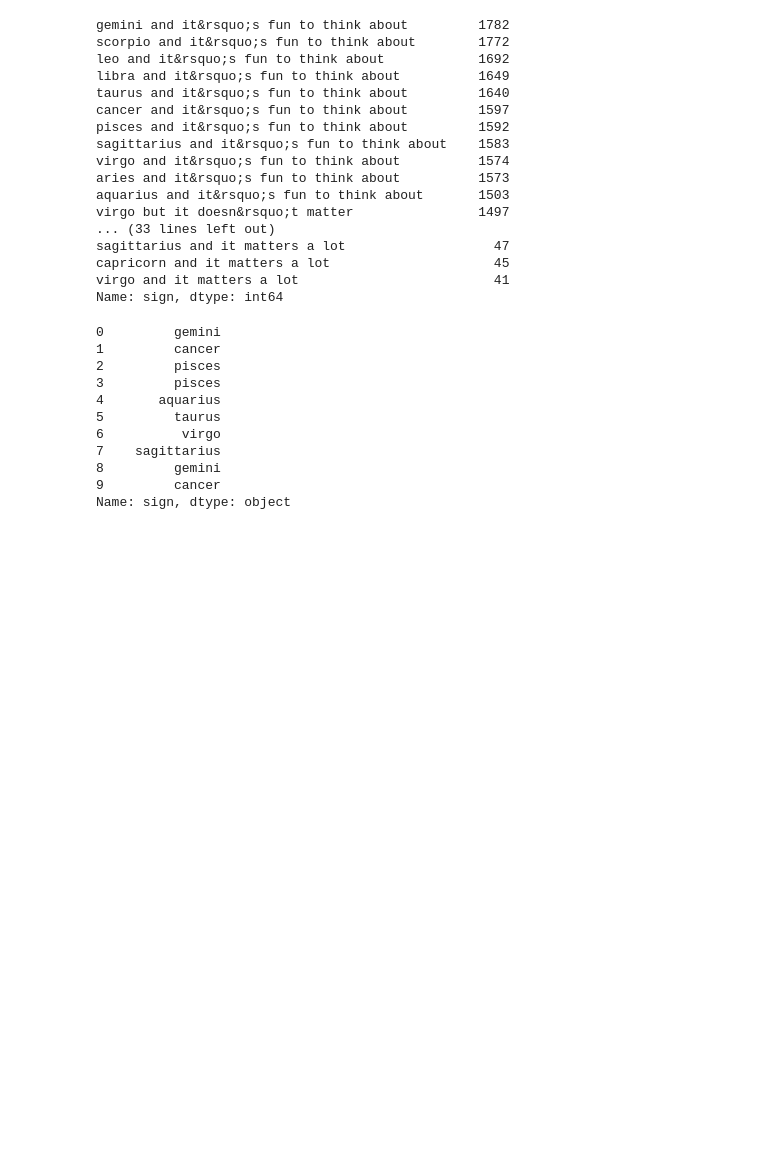
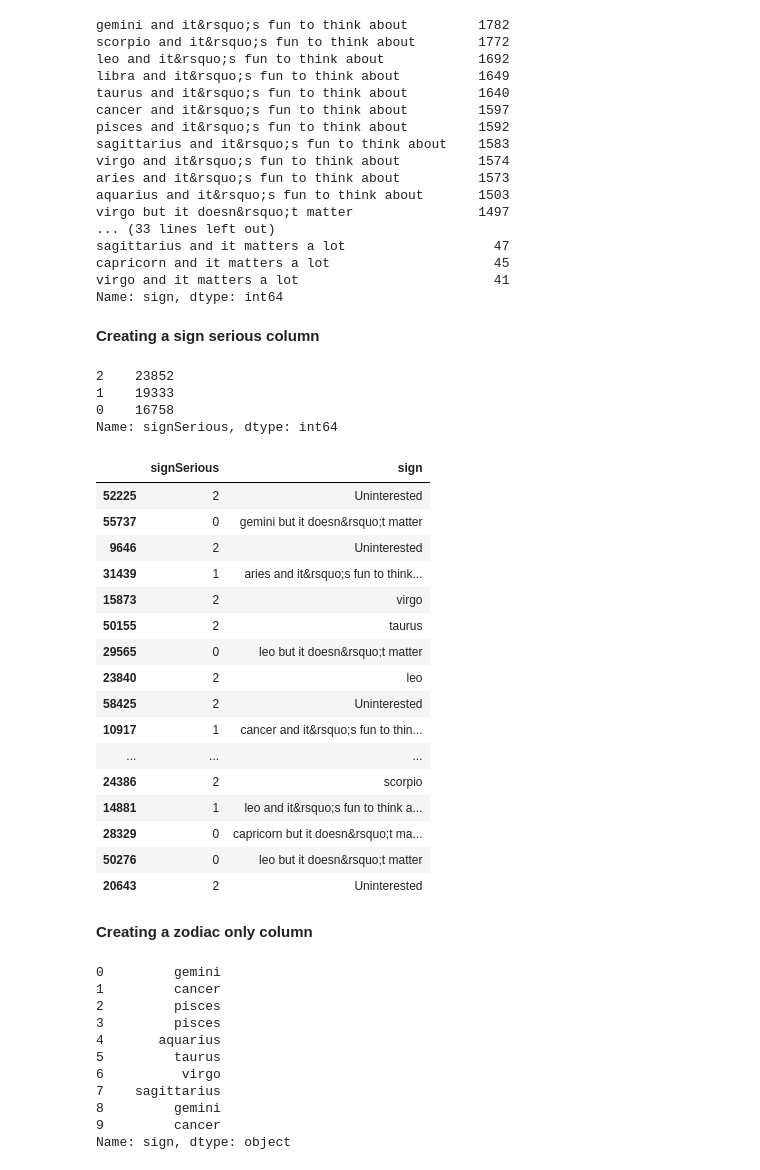
Before and after one commit to BensonMuriu/Dating-App-Recommender, a Jupyter notebook: Phase_5_Notebook.ipynb, the cells around one changed output. Saved outputs shown, nothing was run; the diff lists cells and outputs as text; code cells hidden in the pictures; blank space fills up the shorter version.

```diff
--- a/Phase_5_Notebook.ipynb
+++ b/Phase_5_Notebook.ipynb
@@ -701,3 +701,5 @@ sagittarius and it matters a lot                   47
 capricorn and it matters a lot                     45
 virgo and it matters a lot                         41
 Name: sign, dtype: int64
+# %% [markdown]
+**Creating a sign serious column**
@@ -704,3 +708,43 @@ Name: sign, dtype: int64
+# %%
+def sign_serious(value):
+   # checking if a user is serious with his/her religion
+    if value.__contains__('doesn&rsquo;t'):
+        return 0
+    elif value.__contains__('it&rsquo;s'):
+        return 1
+
+    return 2
+# %%
+dating_df['signSerious'] = dating_df.sign.copy().astype(str).apply(lambda x: sign_serious(x))
+dating_df['signSerious'].value_counts()
+# %% [output]
+2    23852
+1    19333
+0    16758
+Name: signSerious, dtype: int64
+# %%
+# checking if the religion_serious function worked
+dating_df[['signSerious','sign']].sample(30)
+# %% [output]
+|  | signSerious | sign |
+| 52225 | 2 | Uninterested |
+| 55737 | 0 | gemini but it doesn&rsquo;t matter |
+| 9646 | 2 | Uninterested |
+| 31439 | 1 | aries and it&rsquo;s fun to think... |
+| 15873 | 2 | virgo |
+| 50155 | 2 | taurus |
+| 29565 | 0 | leo but it doesn&rsquo;t matter |
+| 23840 | 2 | leo |
+| 58425 | 2 | Uninterested |
+| 10917 | 1 | cancer and it&rsquo;s fun to thin... |
+| ... | ... | ... |
+| 24386 | 2 | scorpio |
+| 14881 | 1 | leo and it&rsquo;s fun to think a... |
+| 28329 | 0 | capricorn but it doesn&rsquo;t ma... |
+| 50276 | 0 | leo but it doesn&rsquo;t matter |
+| 20643 | 2 | Uninterested |
+# %% [markdown]
+**Creating a zodiac only column**
 # %%
 # doing the same thing as in the religion function
 def zodiac_sign(value):
```
Also changed, not shown: parts of 5 cells of this notebook.
